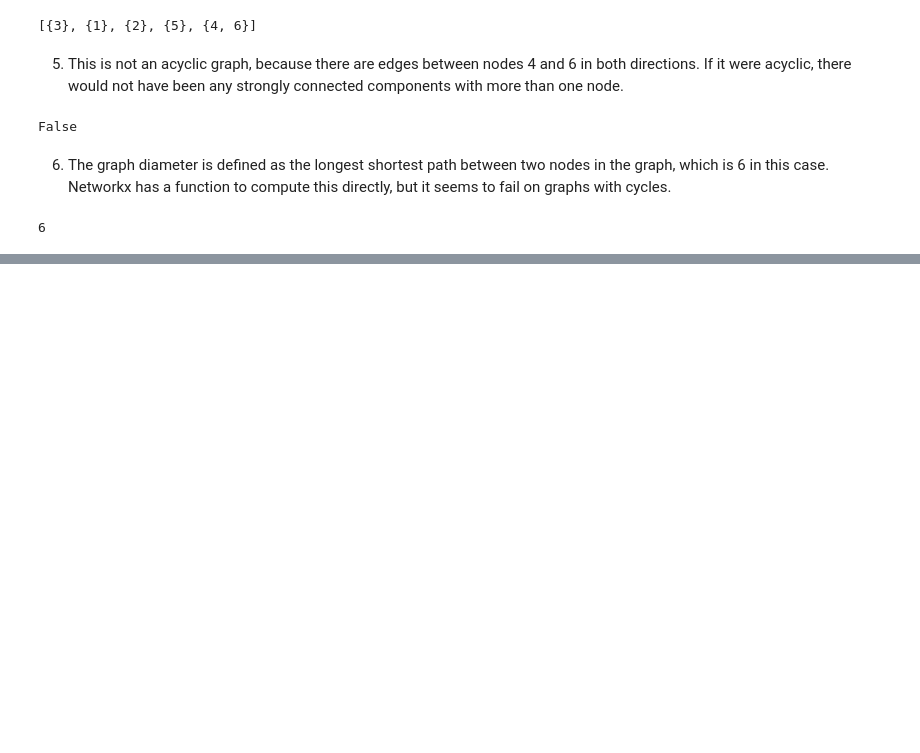
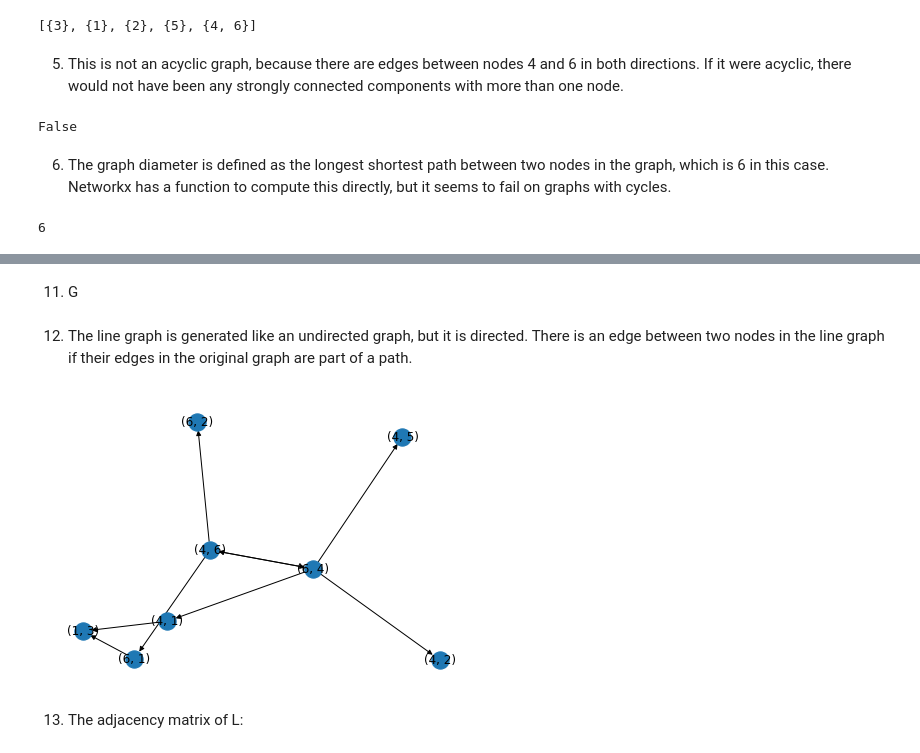
Before and after one commit to CarsonFox/Graph-ML, a Jupyter notebook: Assignment 1.ipynb, the cells around one changed output, grey strips where cells are left out. Cells and saved outputs as stored; diff of their text form; code cells hidden in the pictures; blank space fills up the shorter version.

```diff
--- a/Assignment 1.ipynb
+++ b/Assignment 1.ipynb
@@ -152,0 +211,11 @@ max(len(p) for n, p in nx.shortest_path_length(G))
+# %% [markdown]
+11. G
+# %% [markdown]
+12. The line graph is generated like an undirected graph, but it is directed. There is an edge between two nodes in the line graph if their edges in the original graph are part of a path.
+# %%
+L = nx.line_graph(G)
+nx.draw(L, with_labels=True)
+# %% [output]
+[figure, added]
+# %% [markdown]
+13. The adjacency matrix of L:
```
Also changed, not shown: parts of 21 cells of this notebook.
